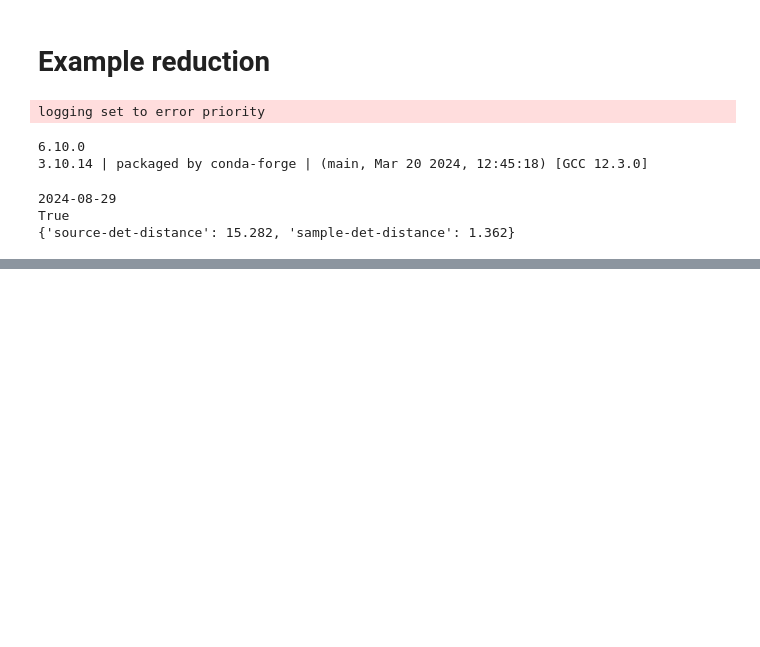
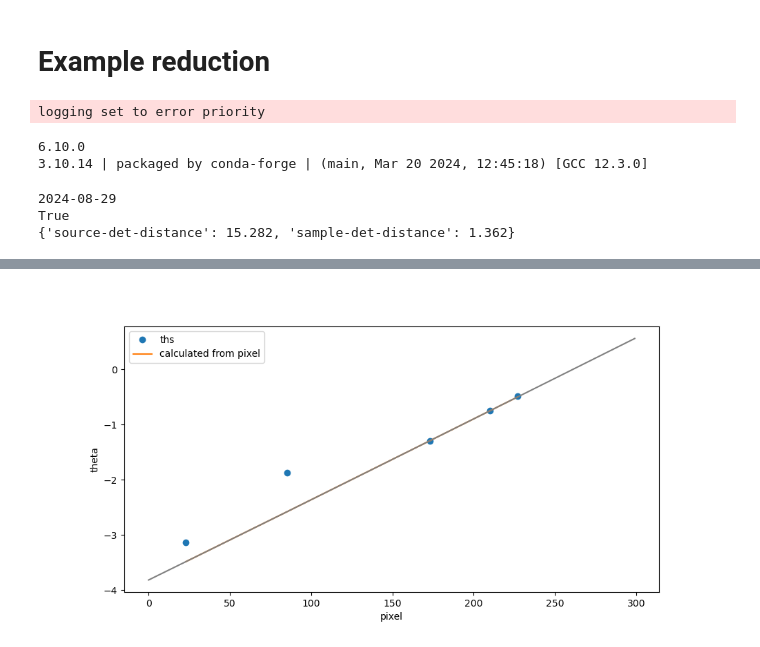
Before and after one commit to neutrons/LiquidsReflectometer, a Jupyter notebook: reduction/notebooks/workflow-fixed-tthd.ipynb, the cells around one changed output, grey strips where cells are left out. Cells and saved outputs as stored; diff of their text form; code cells hidden in the pictures; blank space fills up the shorter version.

```diff
--- a/reduction/notebooks/workflow-fixed-tthd.ipynb
+++ b/reduction/notebooks/workflow-fixed-tthd.ipynb
@@ -130,0 +231,24 @@ plt.show()
+# %%
+ths = np.asarray([-0.48, -0.75, -1.3, -1.87, -3.14])
+pix = np.asarray([227, 210, 173, 85, 23])
+all_pix = np.arange(300)
+
+x0 = _pixel_width * (pix - dirpix)
+calc = np.arctan(x0 / det_distance) / 2.0 * 180 / np.pi
+
+x0 = _pixel_width * (all_pix - dirpix)
+all_calc = np.arctan(x0 / det_distance) / 2.0 * 180 / np.pi
+
+fig, ax = plt.subplots(figsize=(10,5))
+plt.plot(pix, ths, 'o', label='ths')
+plt.plot(pix, calc, label='calculated from pixel')
+plt.plot(all_pix, all_calc, color='gray')
+
+plt.legend()
+plt.xlabel('pixel')
+plt.ylabel('theta')
+
+
+plt.show()
+# %% [output]
+[figure, added]
```
Also changed, not shown: parts of 4 cells of this notebook, 7 other files.
